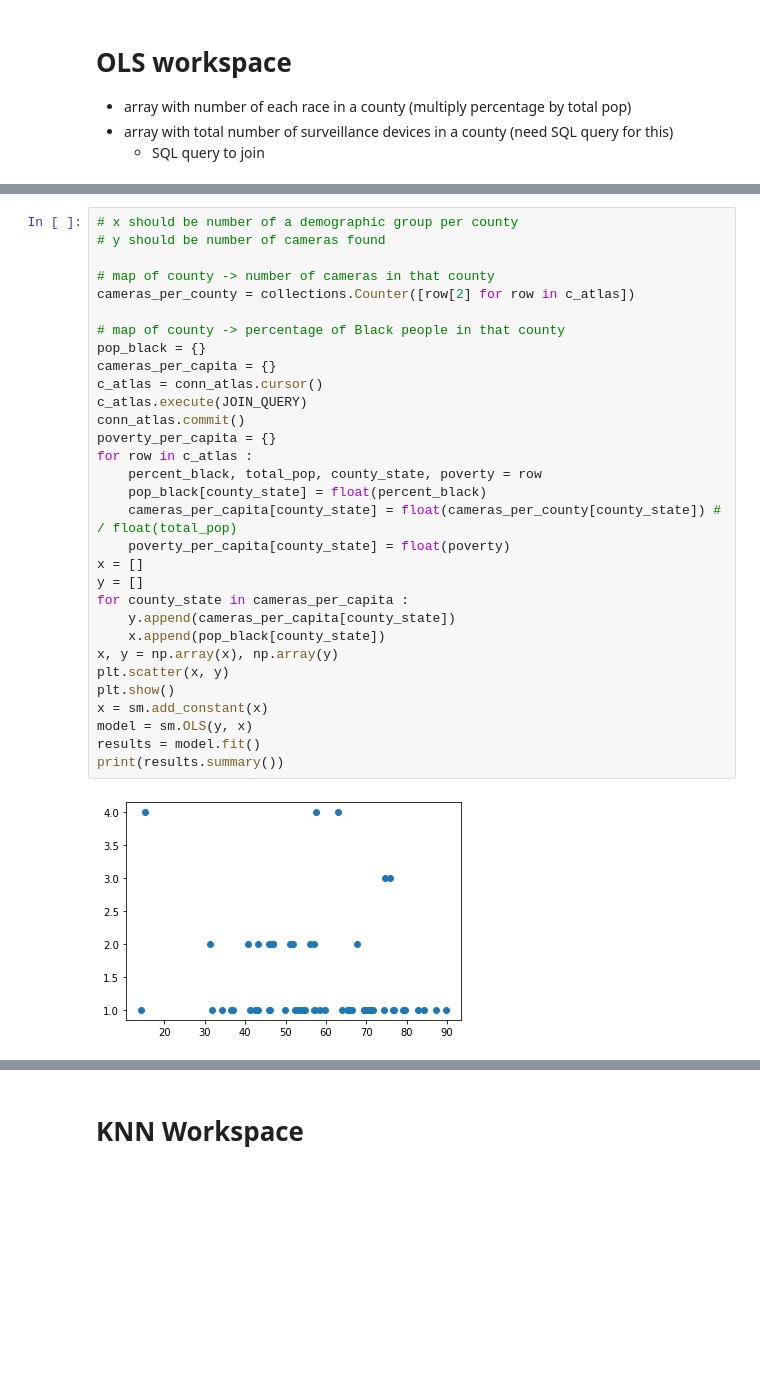
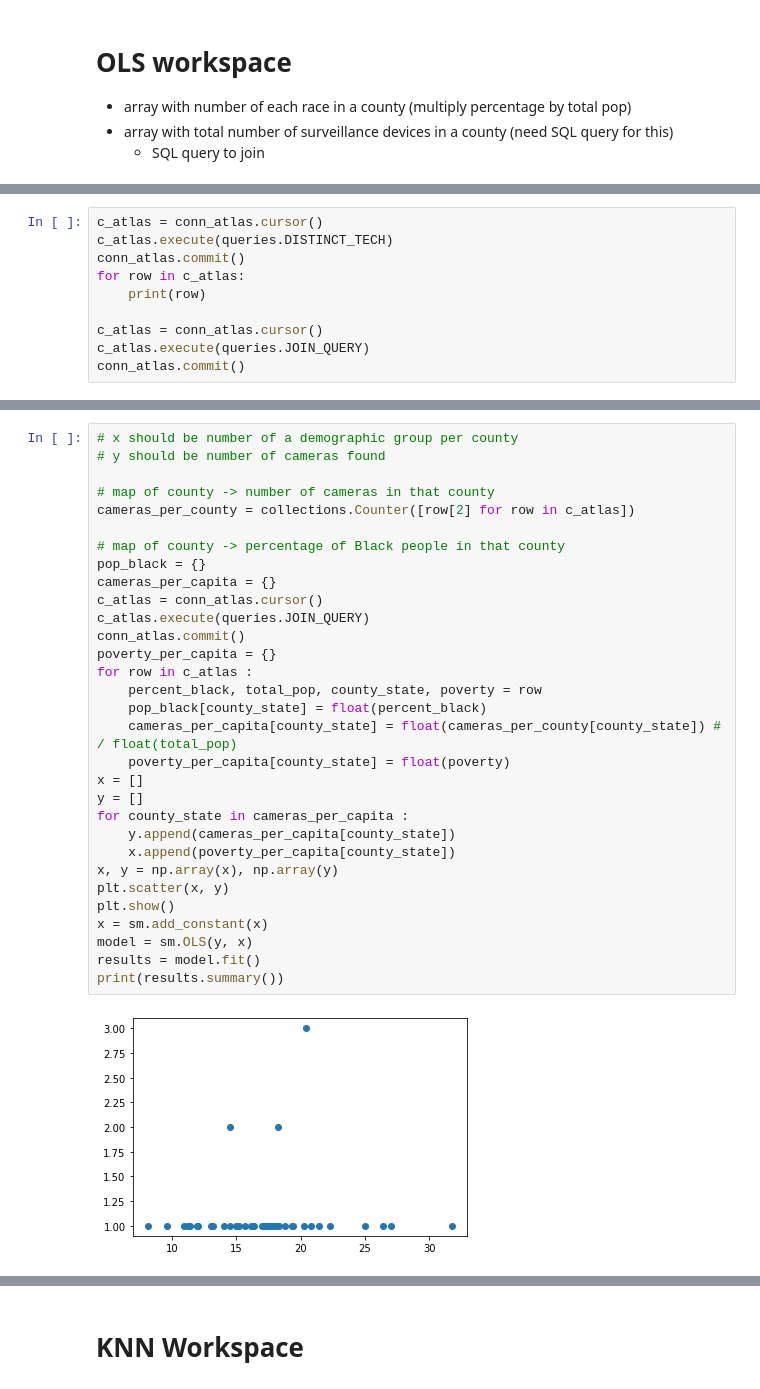
Before and after one commit to as130/algos_final_project, a Jupyter notebook: analysis.ipynb, the cells around one changed output, grey strips where cells are left out. Cells and saved outputs as stored; diff of their text form; blank space fills up the shorter version.

Commit message:
Added queries config file

```diff
--- a/analysis.ipynb
+++ b/analysis.ipynb
@@ -110,0 +81,10 @@ conn_atlas.commit()
+# %%
+c_atlas = conn_atlas.cursor()
+c_atlas.execute(queries.DISTINCT_TECH)
+conn_atlas.commit()
+for row in c_atlas:
+    print(row)
+
+c_atlas = conn_atlas.cursor()
+c_atlas.execute(queries.JOIN_QUERY)
+conn_atlas.commit()
@@ -111,35 +104,35 @@ conn_atlas.commit()
 # %%
 # x should be number of a demographic group per county
 # y should be number of cameras found
 
 # map of county -> number of cameras in that county
 cameras_per_county = collections.Counter([row[2] for row in c_atlas])
 
 # map of county -> percentage of Black people in that county
 pop_black = {}
 cameras_per_capita = {}
 c_atlas = conn_atlas.cursor()
-c_atlas.execute(JOIN_QUERY)
+c_atlas.execute(queries.JOIN_QUERY)
 conn_atlas.commit()
 poverty_per_capita = {}
 for row in c_atlas :
     percent_black, total_pop, county_state, poverty = row
     pop_black[county_state] = float(percent_black)
     cameras_per_capita[county_state] = float(cameras_per_county[county_state]) # / float(total_pop)
     poverty_per_capita[county_state] = float(poverty)
 x = []
 y = []
 for county_state in cameras_per_capita :
     y.append(cameras_per_capita[county_state])
-    x.append(pop_black[county_state])
+    x.append(poverty_per_capita[county_state])
 x, y = np.array(x), np.array(y)
 plt.scatter(x, y)
 plt.show()
 x = sm.add_constant(x)
 model = sm.OLS(y, x)
 results = model.fit()
 print(results.summary())
 # %% [output]
-[figure, old version]
+[figure, new version]
                             OLS Regression Results
 ==============================================================================
```
Also changed, not shown: parts of 9 cells of this notebook, 1 other file.
